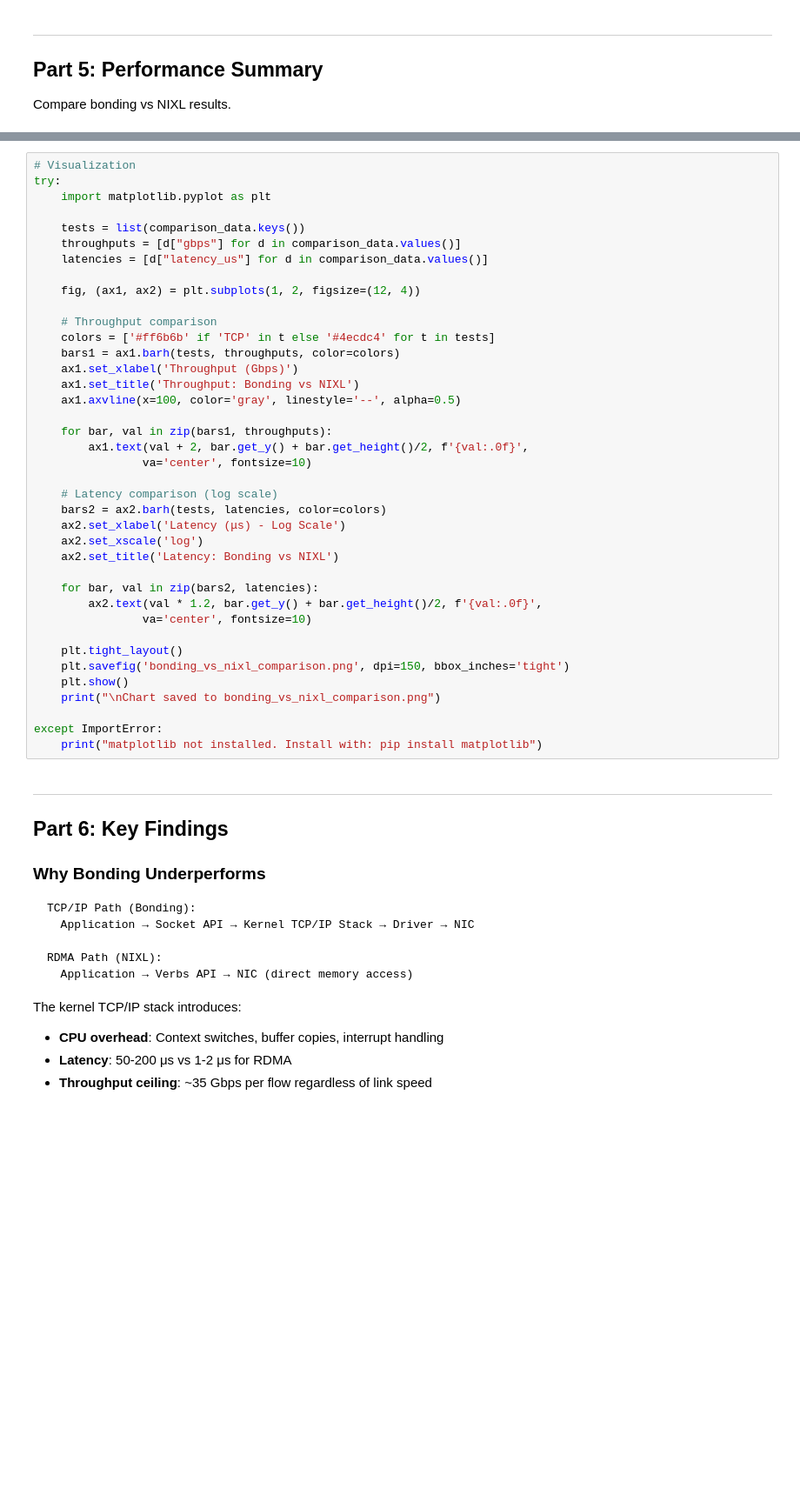
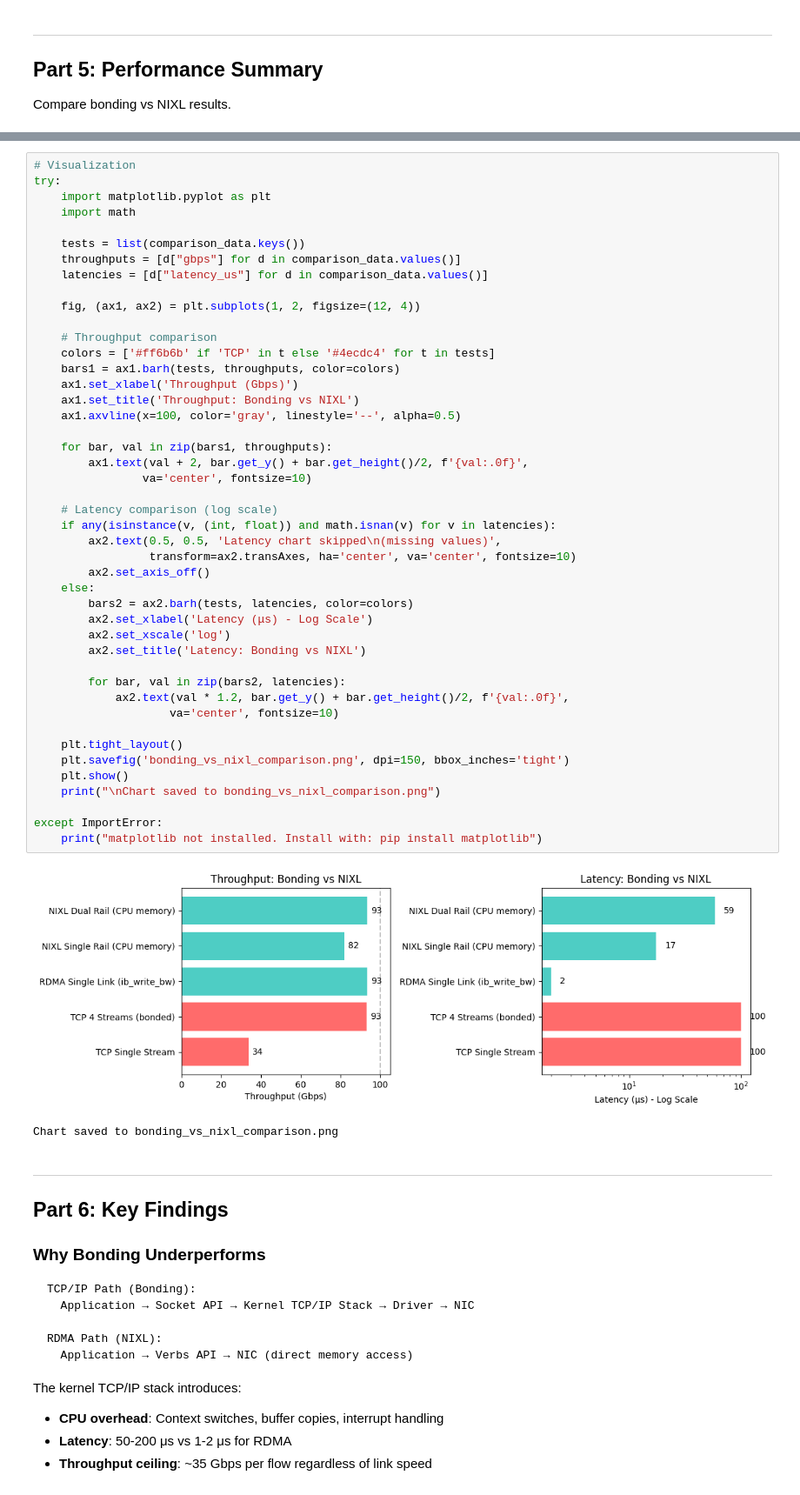
Before and after one commit to elizabetht/spark, a Jupyter notebook: infiniband-tutorial/02_Multi_Rail_Tutorial.ipynb, the cells around one changed output, grey strips where cells are left out. Shown at 87% size. Saved outputs shown, nothing was run; the diff lists cells and outputs as text; blank space fills up the shorter version.

```diff
--- a/infiniband-tutorial/02_Multi_Rail_Tutorial.ipynb
+++ b/infiniband-tutorial/02_Multi_Rail_Tutorial.ipynb
@@ -904,41 +1423,50 @@ print("with larger transfers and GPU memory would see higher efficiency.")
 # Visualization
 try:
     import matplotlib.pyplot as plt
+    import math
 
     tests = list(comparison_data.keys())
     throughputs = [d["gbps"] for d in comparison_data.values()]
     latencies = [d["latency_us"] for d in comparison_data.values()]
 
     fig, (ax1, ax2) = plt.subplots(1, 2, figsize=(12, 4))
 
     # Throughput comparison
     colors = ['#ff6b6b' if 'TCP' in t else '#4ecdc4' for t in tests]
     bars1 = ax1.barh(tests, throughputs, color=colors)
     ax1.set_xlabel('Throughput (Gbps)')
     ax1.set_title('Throughput: Bonding vs NIXL')
     ax1.axvline(x=100, color='gray', linestyle='--', alpha=0.5)
 
     for bar, val in zip(bars1, throughputs):
         ax1.text(val + 2, bar.get_y() + bar.get_height()/2, f'{val:.0f}',
                 va='center', fontsize=10)
 
     # Latency comparison (log scale)
-    bars2 = ax2.barh(tests, latencies, color=colors)
-    ax2.set_xlabel('Latency (μs) - Log Scale')
-    ax2.set_xscale('log')
-    ax2.set_title('Latency: Bonding vs NIXL')
+    if any(isinstance(v, (int, float)) and math.isnan(v) for v in latencies):
+        ax2.text(0.5, 0.5, 'Latency chart skipped\n(missing values)',
+                 transform=ax2.transAxes, ha='center', va='center', fontsize=10)
+        ax2.set_axis_off()
+    else:
+        bars2 = ax2.barh(tests, latencies, color=colors)
+        ax2.set_xlabel('Latency (μs) - Log Scale')
+        ax2.set_xscale('log')
+        ax2.set_title('Latency: Bonding vs NIXL')
 
-    for bar, val in zip(bars2, latencies):
-        ax2.text(val * 1.2, bar.get_y() + bar.get_height()/2, f'{val:.0f}',
-                va='center', fontsize=10)
+        for bar, val in zip(bars2, latencies):
+            ax2.text(val * 1.2, bar.get_y() + bar.get_height()/2, f'{val:.0f}',
+                    va='center', fontsize=10)
 
     plt.tight_layout()
     plt.savefig('bonding_vs_nixl_comparison.png', dpi=150, bbox_inches='tight')
     plt.show()
     print("\nChart saved to bonding_vs_nixl_comparison.png")
 
 except ImportError:
     print("matplotlib not installed. Install with: pip install matplotlib")
+# %% [output]
+[figure, added]
+Chart saved to bonding_vs_nixl_comparison.png
 # %% [markdown]
 ---
 
```
Also changed, not shown: parts of 12 cells of this notebook, 2 other files.
